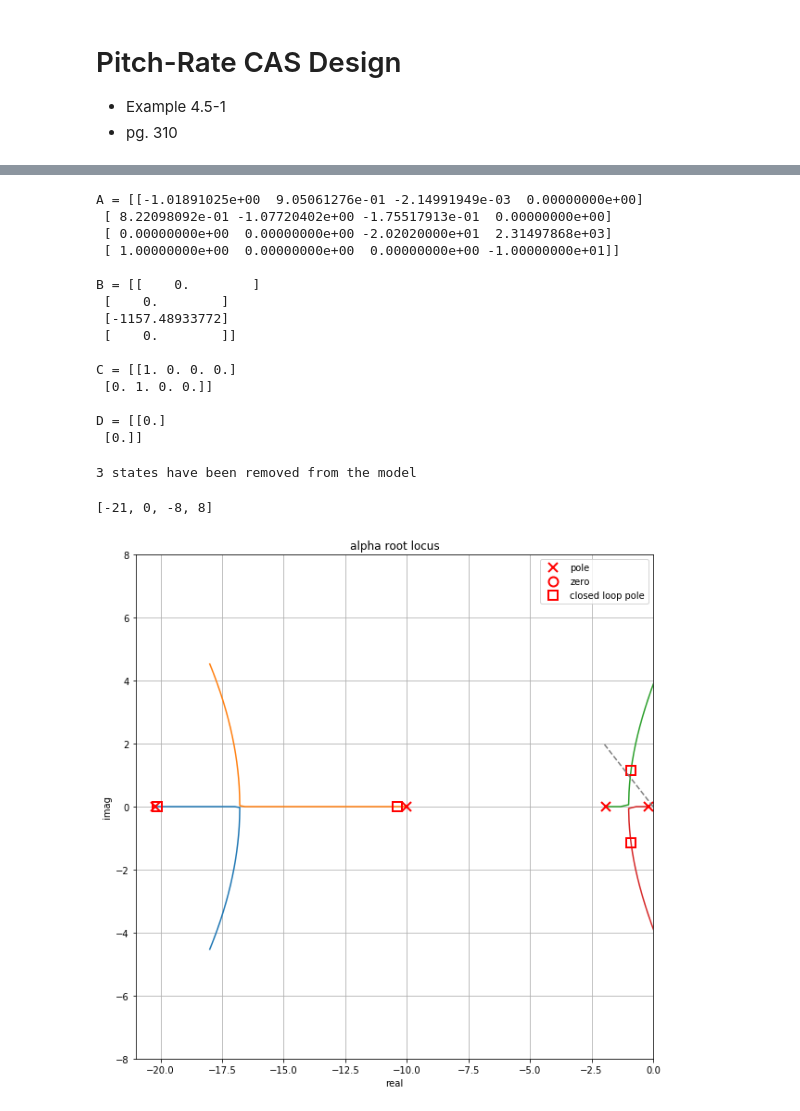
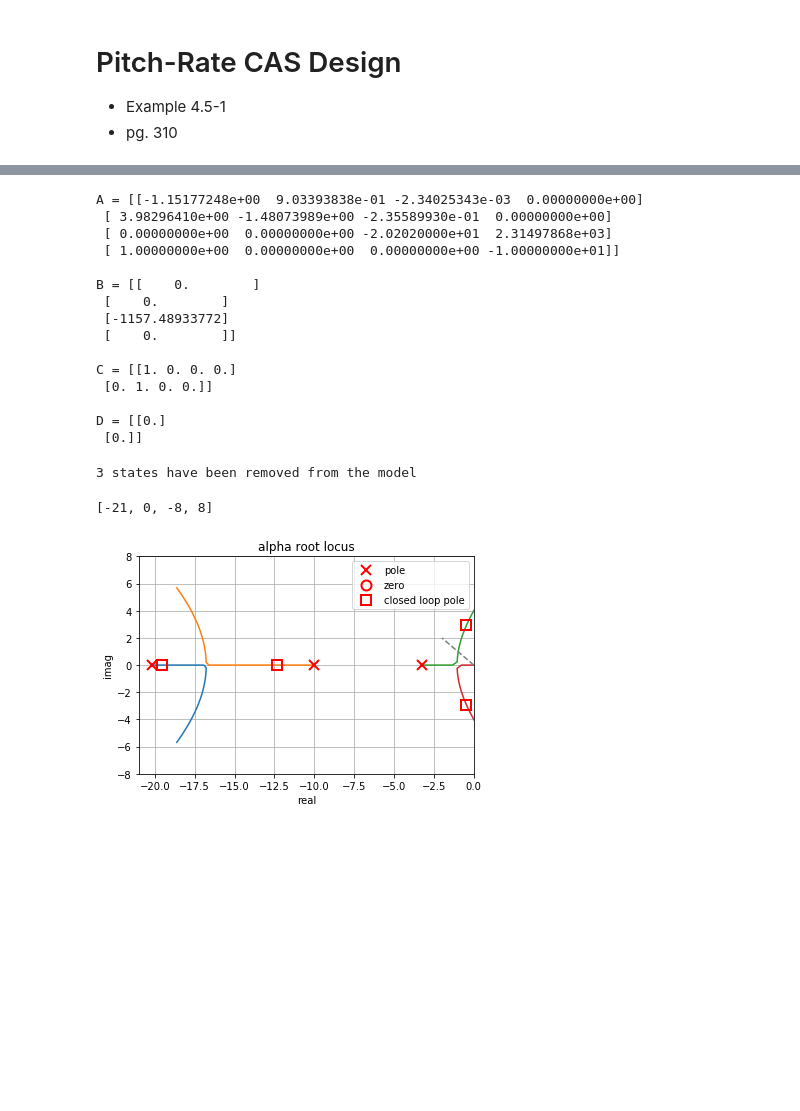
Before and after one commit to jgoppert/aae497-f19, a Jupyter notebook: lectures/2-F16-Intro-HW.ipynb, the cells around one changed output, grey strips where cells are left out. Drawn from its saved outputs; the diff is of its cells as text; code cells hidden in the pictures; blank space fills up the shorter version.

```diff
--- a/lectures/2-F16-Intro-HW.ipynb
+++ b/lectures/2-F16-Intro-HW.ipynb
@@ -19,4 +21,4 @@ plt.rcParams['figure.figsize'] = (10, 10)
 * pg. 310
 # %%
 p = f16.Parameters()
-x0, u0 = f16.trim(x=f16.State(VT=502), p=p, phi_dot=0, theta_dot=0, psi_dot=0.0, gam=0)
+x0, u0 = f16.trim(x=f16.State(VT=550), p=p, phi_dot=0, theta_dot=0, psi_dot=np.radians(20), gam=0)
@@ -74,8 +80,8 @@ G = -(180/np.pi)*ss.sub_system(x=['alpha', 'Q', 'elv_deg'],
 sys3 = control.feedback(G, 0.2*10/(s+10)*select(2, 0))
 sys3
 # %% [output]
-A = [[-1.01891025e+00  9.05061276e-01 -2.14991949e-03  0.00000000e+00]
- [ 8.22098092e-01 -1.07720402e+00 -1.75517913e-01  0.00000000e+00]
+A = [[-1.15177248e+00  9.03393838e-01 -2.34025343e-03  0.00000000e+00]
+ [ 3.98296410e+00 -1.48073989e+00 -2.35589930e-01  0.00000000e+00]
  [ 0.00000000e+00  0.00000000e+00 -2.02020000e+01  2.31497868e+03]
  [ 1.00000000e+00  0.00000000e+00  0.00000000e+00 -1.00000000e+01]]
 
@@ -92,15 +98,15 @@ D = [[0.]
 # %%
 from analysis import rlocus
 H = (10/(s+10))*select(2, 0)
 plt.figure()
 kalpha = 0.2
-rlocus('alpha', control.minreal(H*G), kvect=np.linspace(0, 10, 1000), k=kalpha);
+rlocus('alpha', control.minreal(H*G), kvect=np.linspace(0, 10, 1000), k=1);
 plt.plot([0, -2], [0, 2], '--')
 plt.axis([-21, 0, -8, 8])
 # %% [output]
 3 states have been removed from the model
 [-21, 0, -8, 8]
-[figure, old version]
+[figure, new version]
 # %%
 plt.figure()
 sys3 = control.feedback(G, kalpha*(10/(s+10))*select(2, 0))
```
Also changed, not shown: parts of 12 cells of this notebook.
